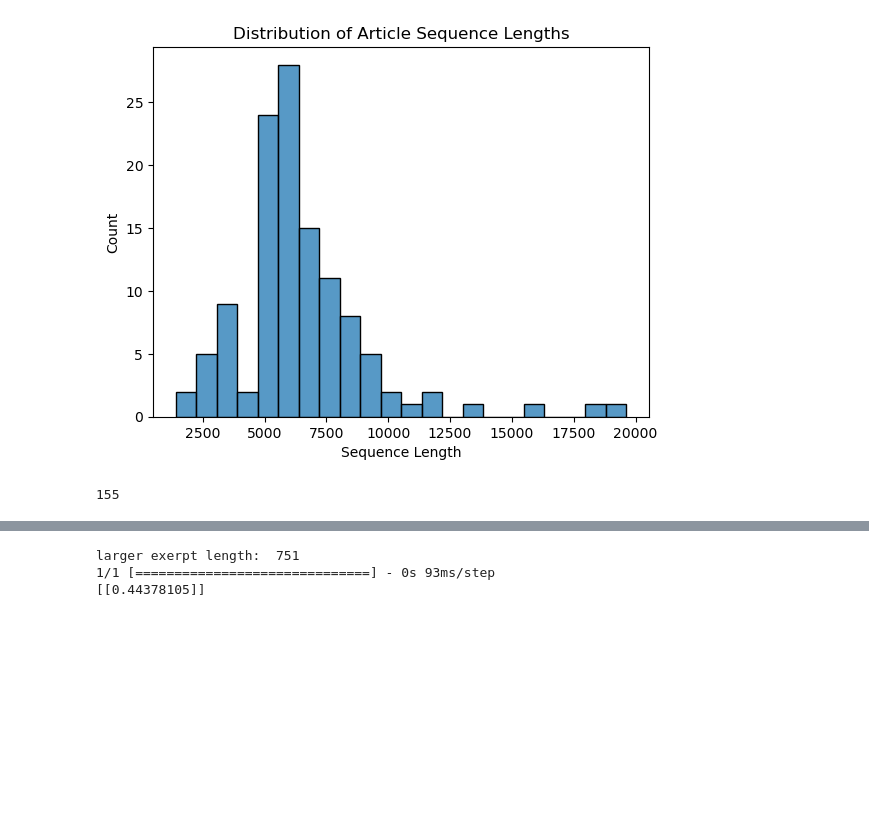
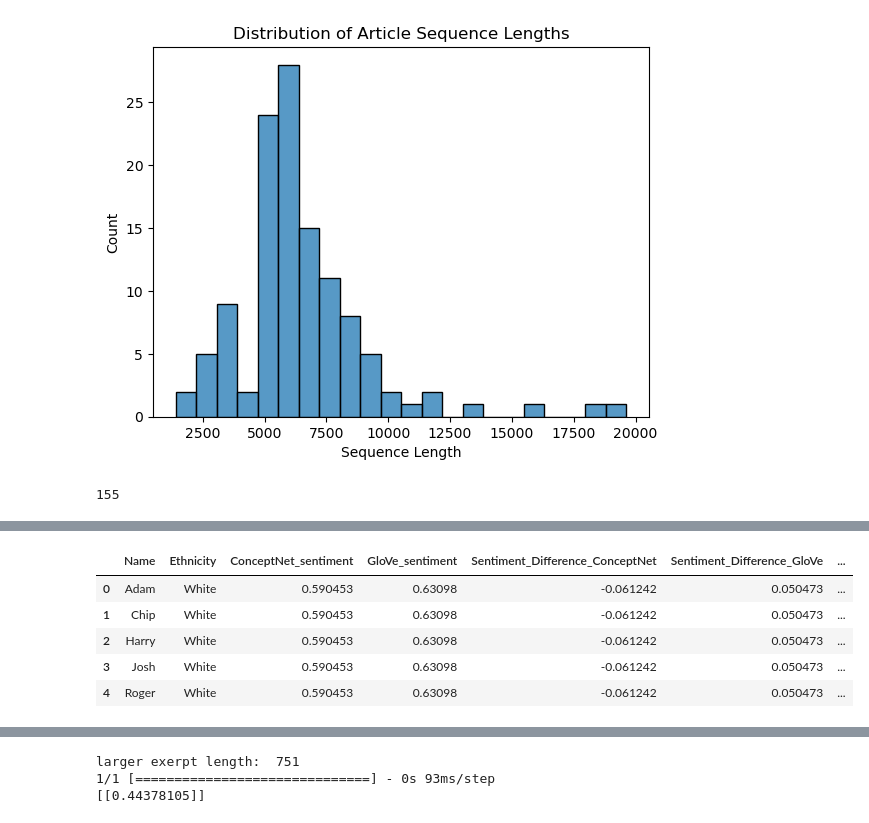
Before and after one commit to lattiric/ML_NN_Final_Proj, a Jupyter notebook: labWill_1.ipynb, the cells around one changed output, grey strips where cells are left out. Drawn from its saved outputs; the diff is of its cells as text; code cells hidden in the pictures; blank space fills up the shorter version.

```diff
--- a/labWill_1.ipynb
+++ b/labWill_1.ipynb
@@ -437,0 +663,9 @@ print(resume_sent_pred_2)
+# %%
+sentiment_difference_df.head()
+# %% [output]
+|  | Name | Ethnicity | ConceptNet_sentiment | GloVe_sentiment | Sentiment_Difference_ConceptNet | Sentiment_Difference_GloVe | ... |
+| 0 | Adam | White | 0.590453 | 0.63098 | -0.061242 | 0.050473 | ... |
+| 1 | Chip | White | 0.590453 | 0.63098 | -0.061242 | 0.050473 | ... |
+| 2 | Harry | White | 0.590453 | 0.63098 | -0.061242 | 0.050473 | ... |
+| 3 | Josh | White | 0.590453 | 0.63098 | -0.061242 | 0.050473 | ... |
+| 4 | Roger | White | 0.590453 | 0.63098 | -0.061242 | 0.050473 | ... |
```
Also changed, not shown: parts of 17 cells of this notebook.
